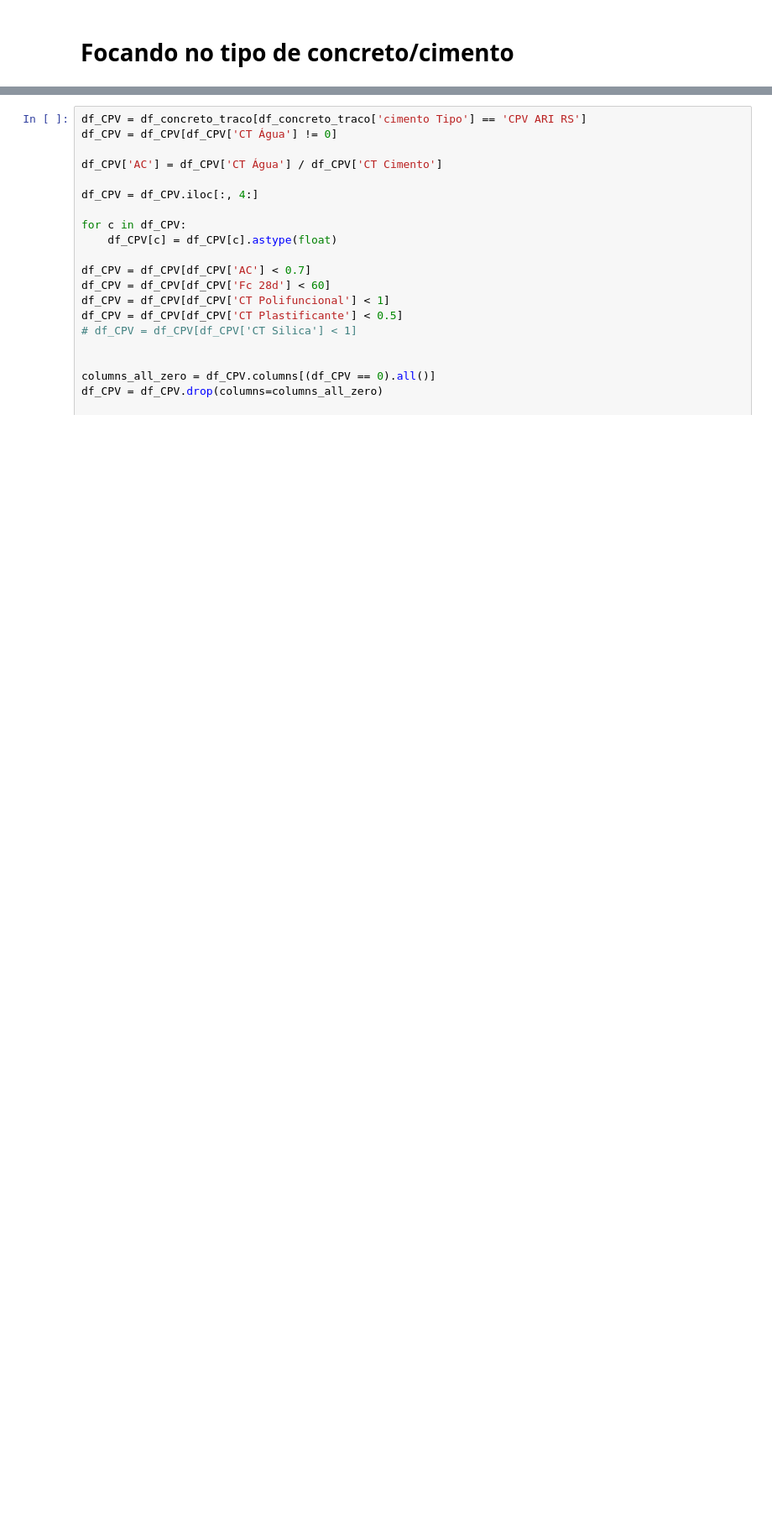
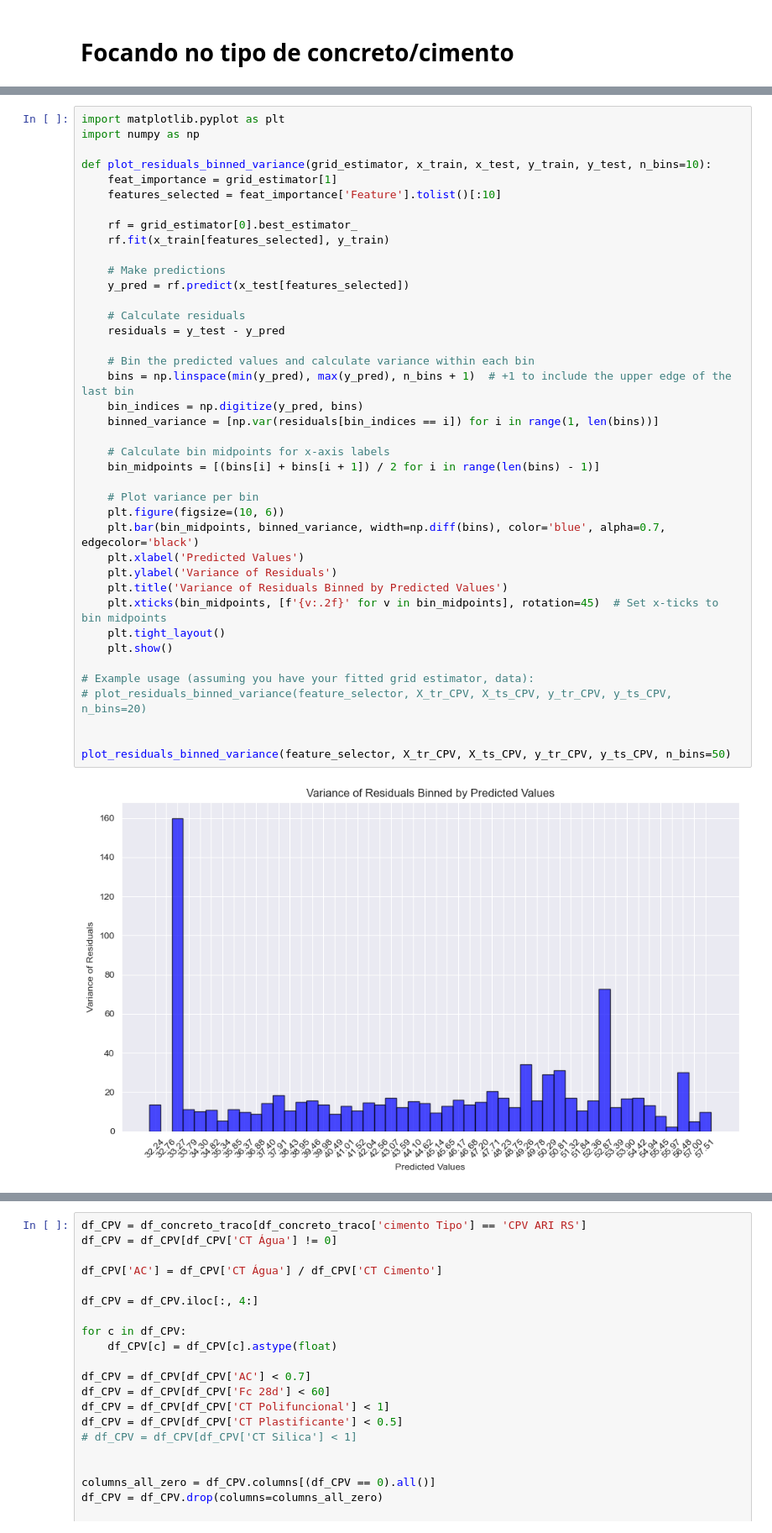
Before and after one commit to arthurhirez/EMBRAPII-Concreto, a Jupyter notebook: COncreto_Pre.ipynb, the cells around one changed output, grey strips where cells are left out. Shown at 84% size. Saved outputs shown, nothing was run; the diff lists cells and outputs as text; blank space fills up the shorter version.

```diff
--- a/COncreto_Pre.ipynb
+++ b/COncreto_Pre.ipynb
@@ -1132,0 +1069,42 @@ Name: CT Cimento, dtype: int64
+# %%
+import matplotlib.pyplot as plt
+import numpy as np
+
+def plot_residuals_binned_variance(grid_estimator, x_train, x_test, y_train, y_test, n_bins=10):
+    feat_importance = grid_estimator[1]
+    features_selected = feat_importance['Feature'].tolist()[:10]
+
+    rf = grid_estimator[0].best_estimator_
+    rf.fit(x_train[features_selected], y_train)
+
+    # Make predictions
+    y_pred = rf.predict(x_test[features_selected])
+
+    # Calculate residuals
+    residuals = y_test - y_pred
+
+    # Bin the predicted values and calculate variance within each bin
+    bins = np.linspace(min(y_pred), max(y_pred), n_bins + 1)  # +1 to include the upper edge of the last bin
+    bin_indices = np.digitize(y_pred, bins)
+    binned_variance = [np.var(residuals[bin_indices == i]) for i in range(1, len(bins))]
+
+    # Calculate bin midpoints for x-axis labels
+    bin_midpoints = [(bins[i] + bins[i + 1]) / 2 for i in range(len(bins) - 1)]
+
+    # Plot variance per bin
+    plt.figure(figsize=(10, 6))
+    plt.bar(bin_midpoints, binned_variance, width=np.diff(bins), color='blue', alpha=0.7, edgecolor='black')
+    plt.xlabel('Predicted Values')
+    plt.ylabel('Variance of Residuals')
+    plt.title('Variance of Residuals Binned by Predicted Values')
+    plt.xticks(bin_midpoints, [f'{v:.2f}' for v in bin_midpoints], rotation=45)  # Set x-ticks to bin midpoints
+    plt.tight_layout()
+    plt.show()
+
+# Example usage (assuming you have your fitted grid estimator, data):
+# plot_residuals_binned_variance(feature_selector, X_tr_CPV, X_ts_CPV, y_tr_CPV, y_ts_CPV, n_bins=20)
+
+
+plot_residuals_binned_variance(feature_selector, X_tr_CPV, X_ts_CPV, y_tr_CPV, y_ts_CPV, n_bins=50)
+# %% [output]
+[figure, added]
```
Also changed, not shown: parts of 30 cells of this notebook.
